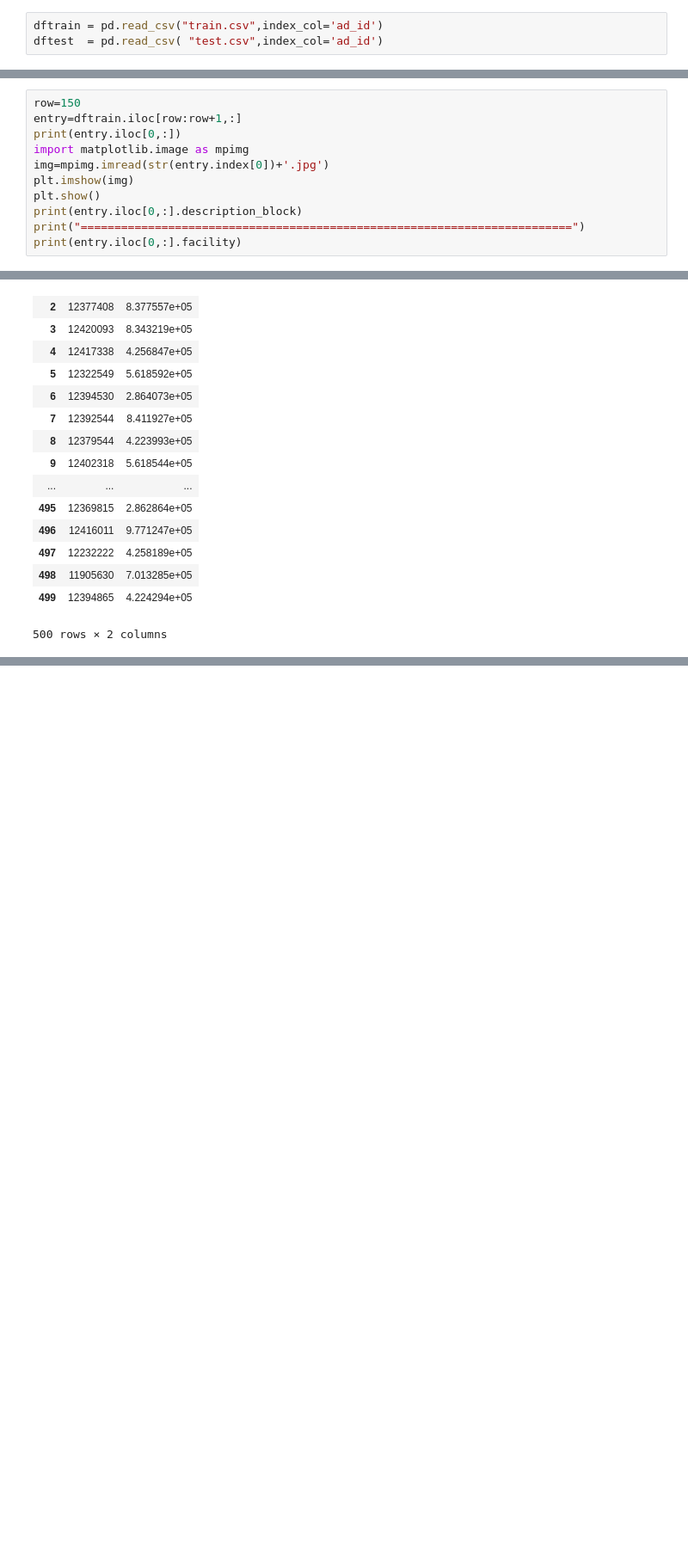
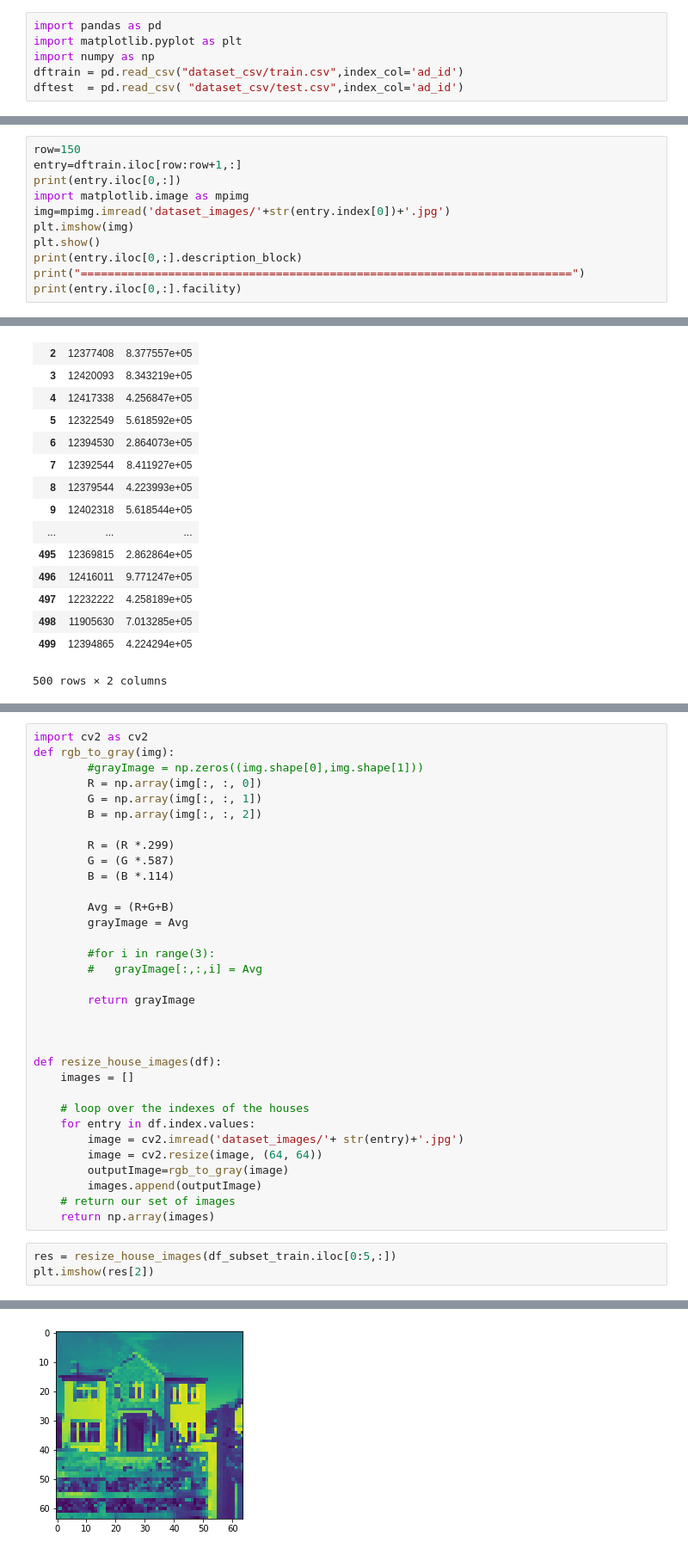
Before and after one commit to hongyingwang2020/House_pricing_dataset, a Jupyter notebook: Baseline_house_pricing.ipynb, the cells around one changed output, grey strips where cells are left out. Shown: that part at 86% size. Saved outputs shown, nothing was run; the diff lists cells and outputs as text; blank space fills up the shorter version.

```diff
--- a/Baseline_house_pricing.ipynb
+++ b/Baseline_house_pricing.ipynb
@@ -11,8 +11,11 @@ Please write here the summary of your implementation(s).
 # %% [markdown]
 ## load datasets
 # %%
-dftrain = pd.read_csv("train.csv",index_col='ad_id')
-dftest  = pd.read_csv( "test.csv",index_col='ad_id')
+import pandas as pd
+import matplotlib.pyplot as plt
+import numpy as np
+dftrain = pd.read_csv("dataset_csv/train.csv",index_col='ad_id')
+dftest  = pd.read_csv( "dataset_csv/test.csv",index_col='ad_id')
 # %%
 # data visualisation
 # %%
@@ -20,7 +23,7 @@ row=150
 entry=dftrain.iloc[row:row+1,:]
 print(entry.iloc[0,:])
 import matplotlib.image as mpimg
-img=mpimg.imread(str(entry.index[0])+'.jpg')
+img=mpimg.imread('dataset_images/'+str(entry.index[0])+'.jpg')
 plt.imshow(img)
 plt.show()
 print(entry.iloc[0,:].description_block)
@@ -153,0 +140,37 @@ Prediction
+# %%
+import cv2 as cv2
+def rgb_to_gray(img):
+        #grayImage = np.zeros((img.shape[0],img.shape[1]))
+        R = np.array(img[:, :, 0])
+        G = np.array(img[:, :, 1])
+        B = np.array(img[:, :, 2])
+
+        R = (R *.299)
+        G = (G *.587)
+        B = (B *.114)
+
+        Avg = (R+G+B)
+        grayImage = Avg
+
+        #for i in range(3):
+        #   grayImage[:,:,i] = Avg
+
+        return grayImage
+
+
+
+def resize_house_images(df):
+    images = []
+
+    # loop over the indexes of the houses
+    for entry in df.index.values:
+        image = cv2.imread('dataset_images/'+ str(entry)+'.jpg')
+        image = cv2.resize(image, (64, 64))
+        outputImage=rgb_to_gray(image)
+        images.append(outputImage)
+    # return our set of images
+    return np.array(images)
+# %%
+res = resize_house_images(df_subset_train.iloc[0:5,:])
+plt.imshow(res[2])
+# %% [output]
@@ -153,0 +178 @@ Prediction
+[figure, added]
```
Also changed, not shown: parts of 8 cells of this notebook.
